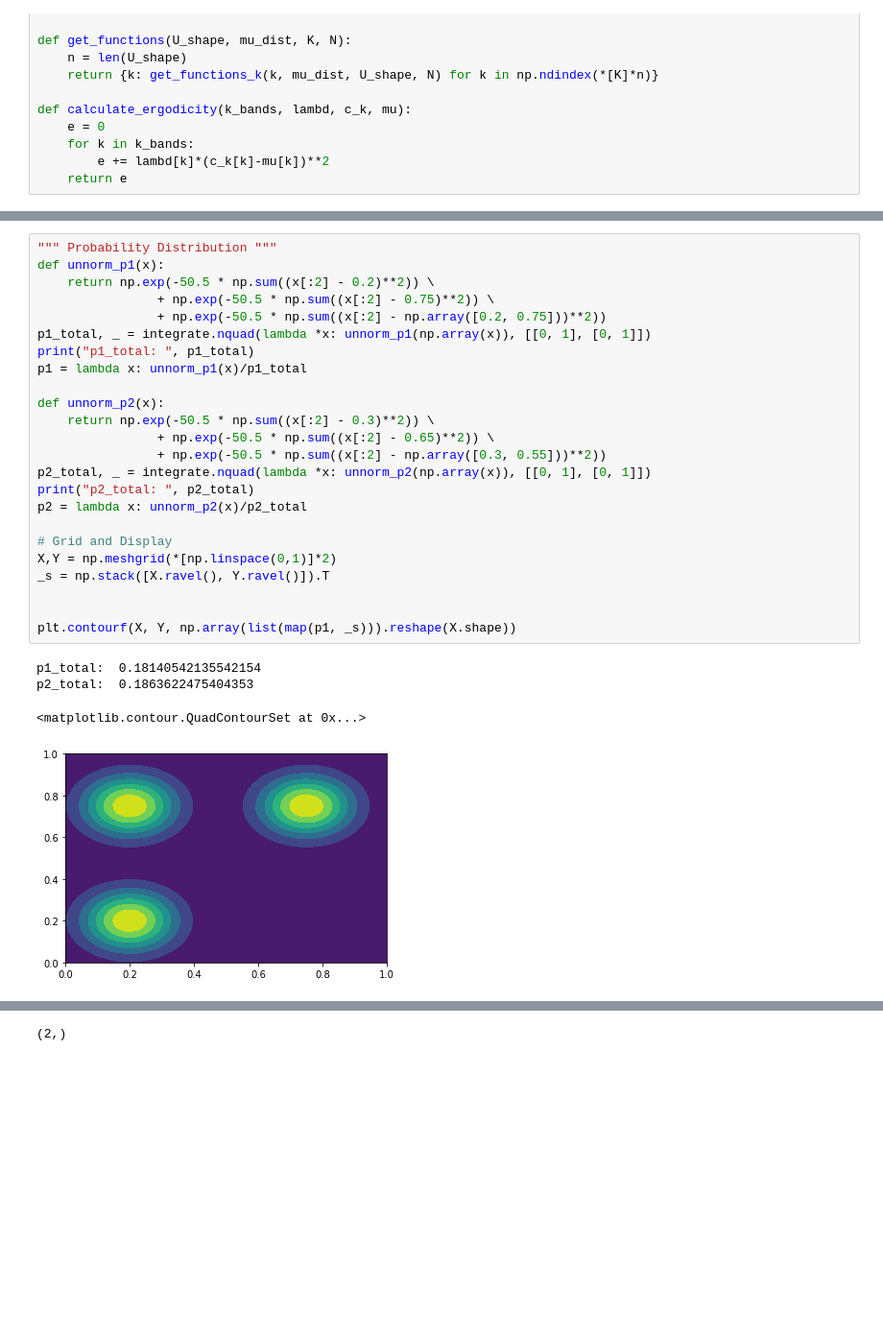
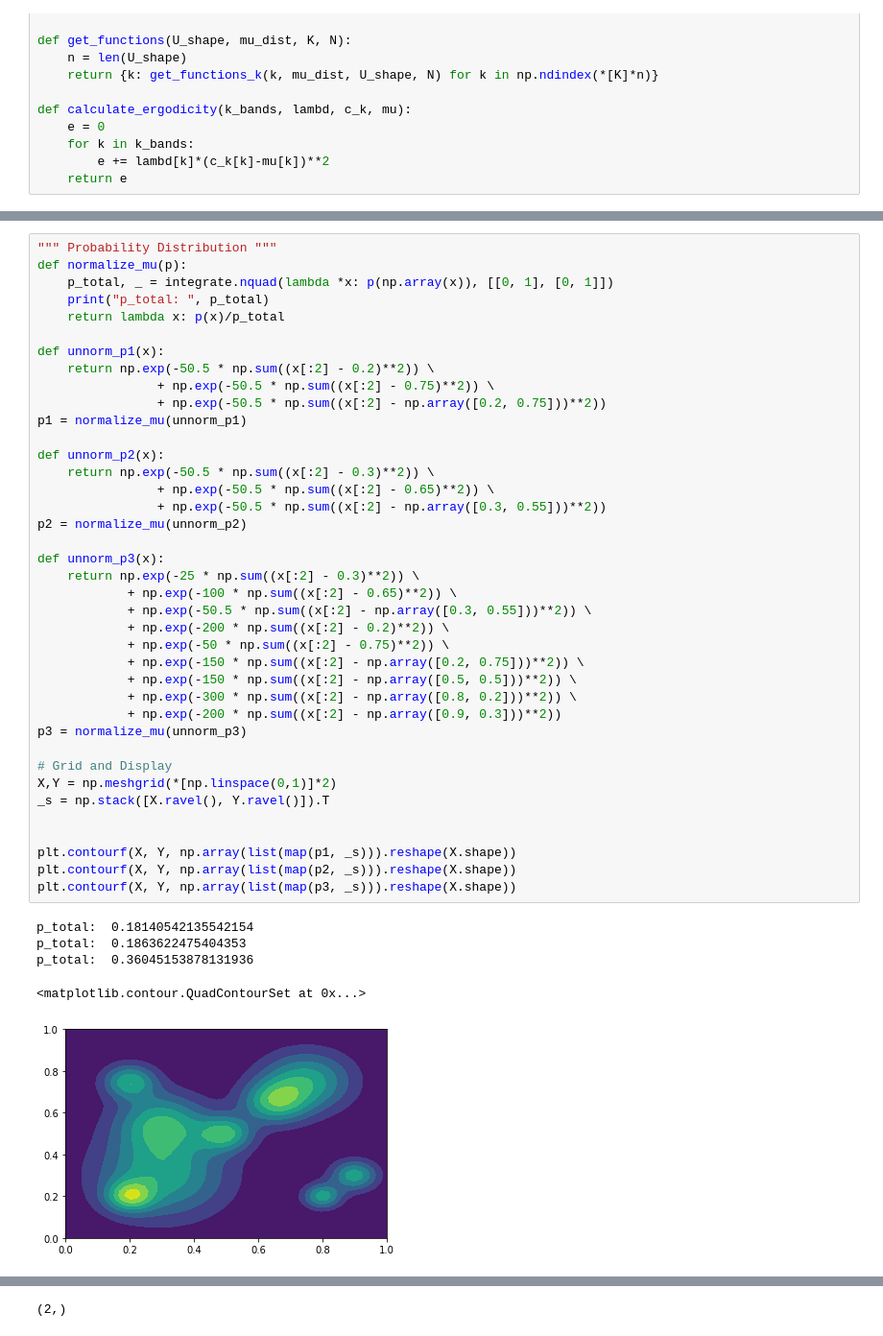
Before and after one commit to enkokoro/ergodic, a Jupyter notebook: ergodic_research.ipynb, the cells around one changed output, grey strips where cells are left out. Shown at 96% size. Drawn from its saved outputs; the diff is of its cells as text; blank space fills up the shorter version.

```diff
--- a/ergodic_research.ipynb
+++ b/ergodic_research.ipynb
@@ -372,33 +374,49 @@ class linear_Agent(Agent):
         self.x_log.append(x_new)
 # %%
 """ Probability Distribution """
+def normalize_mu(p):
+    p_total, _ = integrate.nquad(lambda *x: p(np.array(x)), [[0, 1], [0, 1]])
+    print("p_total: ", p_total)
+    return lambda x: p(x)/p_total
+
 def unnorm_p1(x):
     return np.exp(-50.5 * np.sum((x[:2] - 0.2)**2)) \
                 + np.exp(-50.5 * np.sum((x[:2] - 0.75)**2)) \
                 + np.exp(-50.5 * np.sum((x[:2] - np.array([0.2, 0.75]))**2))
-p1_total, _ = integrate.nquad(lambda *x: unnorm_p1(np.array(x)), [[0, 1], [0, 1]])
-print("p1_total: ", p1_total)
-p1 = lambda x: unnorm_p1(x)/p1_total
+p1 = normalize_mu(unnorm_p1)
 
 def unnorm_p2(x):
     return np.exp(-50.5 * np.sum((x[:2] - 0.3)**2)) \
                 + np.exp(-50.5 * np.sum((x[:2] - 0.65)**2)) \
                 + np.exp(-50.5 * np.sum((x[:2] - np.array([0.3, 0.55]))**2))
-p2_total, _ = integrate.nquad(lambda *x: unnorm_p2(np.array(x)), [[0, 1], [0, 1]])
-print("p2_total: ", p2_total)
-p2 = lambda x: unnorm_p2(x)/p2_total
+p2 = normalize_mu(unnorm_p2)
+
+def unnorm_p3(x):
+    return np.exp(-25 * np.sum((x[:2] - 0.3)**2)) \
+            + np.exp(-100 * np.sum((x[:2] - 0.65)**2)) \
+            + np.exp(-50.5 * np.sum((x[:2] - np.array([0.3, 0.55]))**2)) \
+            + np.exp(-200 * np.sum((x[:2] - 0.2)**2)) \
+            + np.exp(-50 * np.sum((x[:2] - 0.75)**2)) \
+            + np.exp(-150 * np.sum((x[:2] - np.array([0.2, 0.75]))**2)) \
+            + np.exp(-150 * np.sum((x[:2] - np.array([0.5, 0.5]))**2)) \
+            + np.exp(-300 * np.sum((x[:2] - np.array([0.8, 0.2]))**2)) \
+            + np.exp(-200 * np.sum((x[:2] - np.array([0.9, 0.3]))**2))
+p3 = normalize_mu(unnorm_p3)
 
 # Grid and Display
 X,Y = np.meshgrid(*[np.linspace(0,1)]*2)
 _s = np.stack([X.ravel(), Y.ravel()]).T
 
 
 plt.contourf(X, Y, np.array(list(map(p1, _s))).reshape(X.shape))
+plt.contourf(X, Y, np.array(list(map(p2, _s))).reshape(X.shape))
+plt.contourf(X, Y, np.array(list(map(p3, _s))).reshape(X.shape))
 # %% [output]
-p1_total:  0.18140542135542154
-p2_total:  0.1863622475404353
+p_total:  0.18140542135542154
+p_total:  0.1863622475404353
+p_total:  0.36045153878131936
 <matplotlib.contour.QuadContourSet at 0x...>
-[figure, old version]
+[figure, new version]
 # %%
 """ Parameters """
 x = [np.array([0.54,0.3]), np.array([0.2, 0.7]), np.array([0.8, 0.1])]
```
Also changed, not shown: parts of 6 cells of this notebook, 1 other file.
